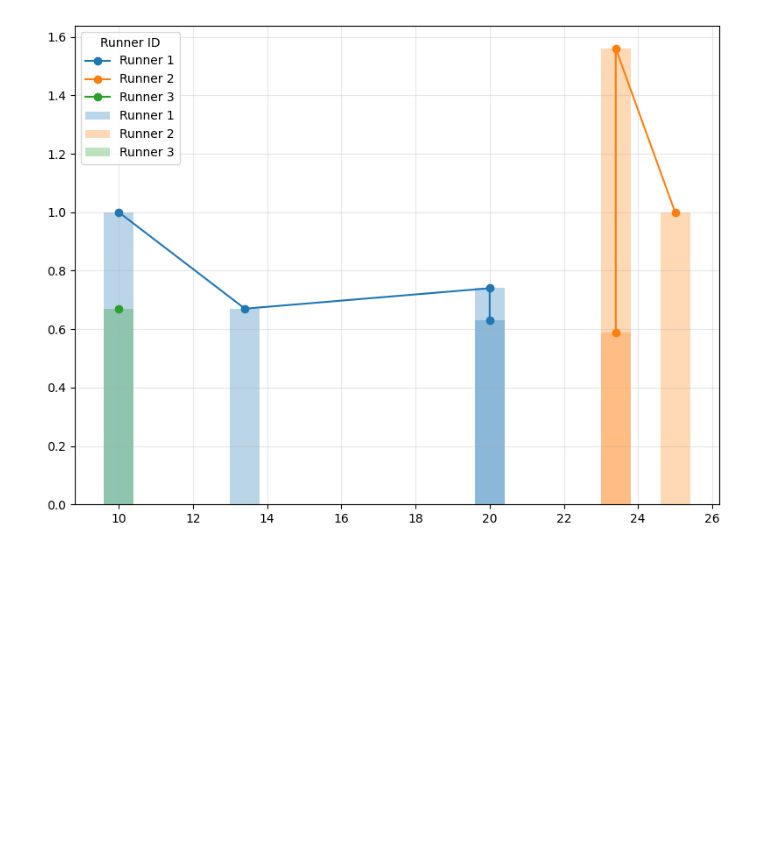
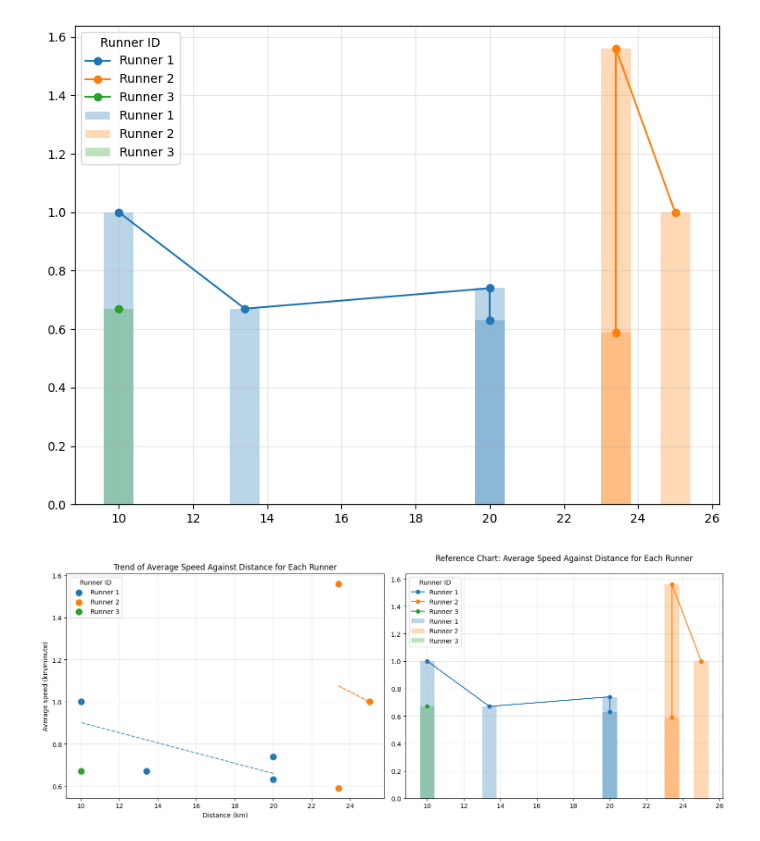
Before and after one commit to nacht29/8-Week-SQL-Challenge, a Jupyter notebook: pizza_runner/Part B: Runner and Customer Experience/partB.ipynb, the cells around one changed output. Drawn from its saved outputs; the diff is of its cells as text; code cells hidden in the pictures; blank space fills up the shorter version.

```diff
--- a/pizza_runner/Part B: Runner and Customer Experience/partB.ipynb
+++ b/pizza_runner/Part B: Runner and Customer Experience/partB.ipynb
@@ -93,3 +93,52 @@ plt.tight_layout()
 plt.show()
 # %% [output]
 [figure]
+# %%
+import pandas as pd
+import seaborn as sns
+import numpy as np
+import matplotlib.pyplot as plt
+
+df = pd.read_csv('runner_data.csv')
+
+'''
+- fig is the entire figure, and (scatter, line_bar) are the individual plotting areas
+- plt.subplots(row, column, figsize=(width by height))
+- in this case, row=1, column=2 means the graphs will appear side by side (on the same 1 row, and 2 columns, one for each graph)
+'''
+fig, (scatter, line_bar) = plt.subplots(1, 2, figsize=(15, 6))
+
+# scatter plot
+for runner_id in df['runner_id'].unique():
+	runner_data = df[df['runner_id'] == runner_id]
+	# scatter.scatter(x-axis, y-axis, label=, s=point size)
+	scatter.scatter(runner_data['distance'], runner_data['avg_speed'], label=f'Runner {runner_id}', s=90)
+	# calculate coefficients
+	coefficients = np.polyfit(runner_data['distance'], runner_data['avg_speed'], 1)
+	# create polynomial function
+	func = np.poly1d(coefficients)
+	#scatter.plot(x, f(x), linestyle=dotted_line, opacity=80%)
+	scatter.plot(runner_data['distance'], func(runner_data['distance']), linestyle='--', alpha=0.8)
+
+# scatter plot customisation
+scatter.set_title("Trend of Average Speed Against Distance for Each Runner")
+scatter.set_xlabel('Distance (km)')
+scatter.set_ylabel('Average speed (km/minute)')
+scatter.legend(title='Runner ID')
+scatter.grid(True, alpha=0.3)
+
+# bar and line plot
+for runner_id in df['runner_id'].unique():
+	runner_data = df[df['runner_id'] == runner_id]
+	runner_data = runner_data.sort_values('distance')
+	line_bar.bar(runner_data['distance'], runner_data['avg_speed'],  alpha=0.3, label=f'Runner {runner_id}')
+	line_bar.plot(runner_data['distance'], runner_data['avg_speed'], marker='o', label=f'Runner {runner_id}')
+
+# bar and line plot customisation
+plt.title("Reference Chart: Average Speed Against Distance for Each Runner", pad=20)
+plt.legend(title='Runner ID')
+plt.grid(True, alpha=0.3)
+plt.tight_layout()
+plt.show()
+# %% [output]
+[figure, added]
```
Also changed, not shown: parts of 1 cell of this notebook, 1 other file.
